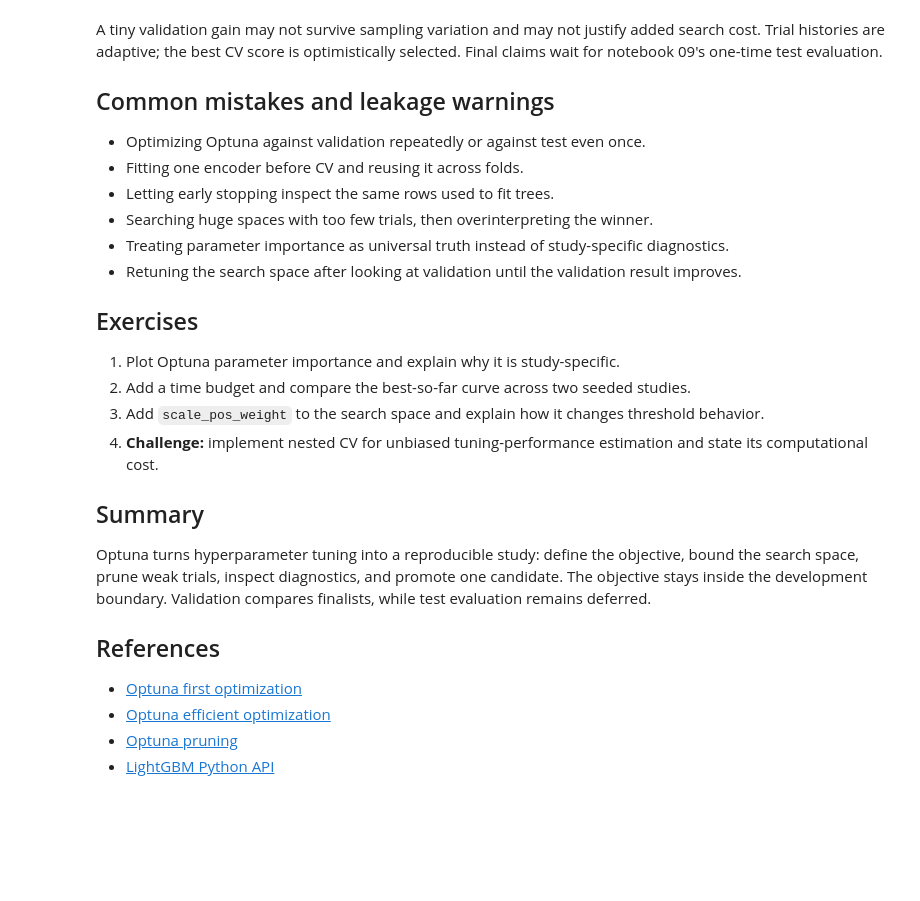
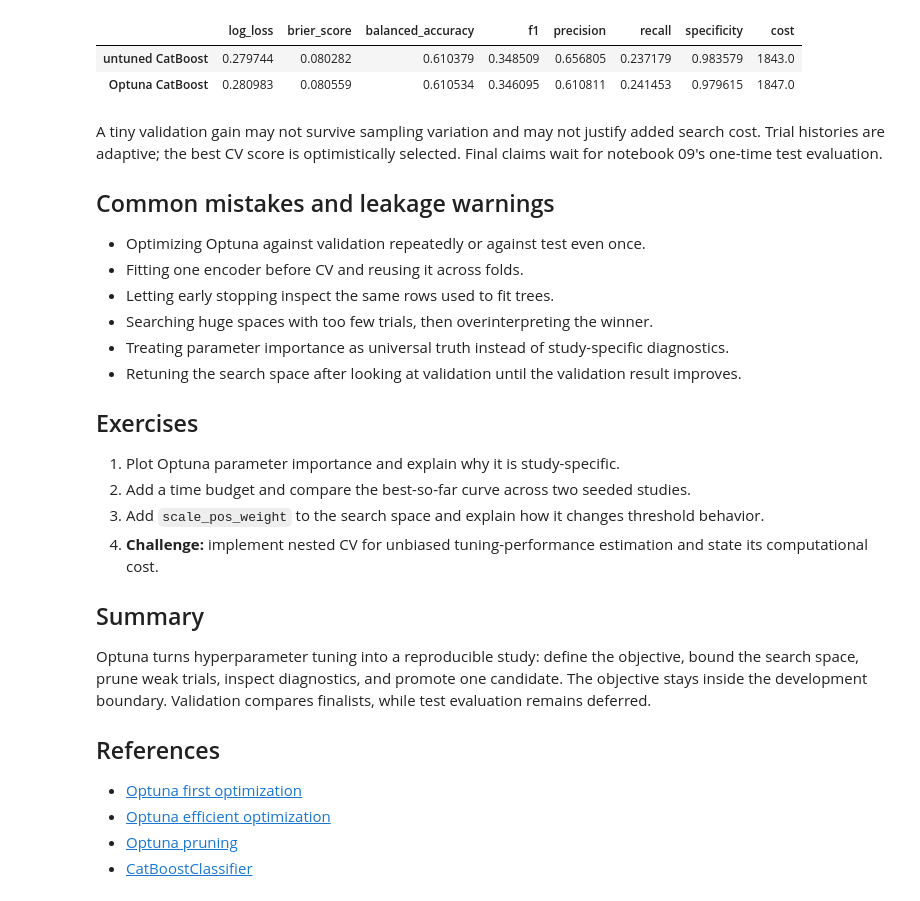
Before and after one commit to SoroushGhaderi/Advanced-Machine-Learning, a Jupyter notebook: notebooks/04_optuna_hyperparameter_optimization.ipynb, the cells around one changed output. Saved outputs shown, nothing was run; the diff lists cells and outputs as text; code cells hidden in the pictures; blank space fills up the shorter version.

```diff
--- a/notebooks/04_optuna_hyperparameter_optimization.ipynb
+++ b/notebooks/04_optuna_hyperparameter_optimization.ipynb
@@ -228,17 +219,16 @@ preprocessor = make_preprocessor(development, scale_numeric=False)
 X_dev_encoded = preprocessor.fit_transform(X_dev, y_dev)
 X_val_encoded = preprocessor.transform(X_val)
 
-lightgbm_baseline = lgb.LGBMClassifier(
-    objective="binary", n_estimators=1000, learning_rate=0.04,
-    num_leaves=31, min_child_samples=30, subsample=0.9,
-    colsample_bytree=0.9, reg_lambda=1.0, random_state=SEED,
-    n_jobs=-1, verbosity=-1,
+catboost_baseline = CatBoostClassifier(
+    loss_function="Logloss", eval_metric="Logloss", iterations=1000,
+    learning_rate=0.04, depth=6, min_data_in_leaf=30,
+    l2_leaf_reg=3.0, random_seed=SEED, thread_count=-1,
+    allow_writing_files=False, verbose=False,
 )
-lightgbm_baseline.fit(
+catboost_baseline.fit(
     X_dev_encoded, y_dev, eval_set=[(X_val_encoded, y_val)],
-    eval_metric="binary_logloss",
-    callbacks=[lgb.early_stopping(50, verbose=False)],
+    use_best_model=True, early_stopping_rounds=50, verbose=False,
 )
-lgb_p = lightgbm_baseline.predict_proba(X_val_encoded)[:, 1]
-print("LightGBM best iteration:", lightgbm_baseline.best_iteration_)
-pd.Series(classification_metrics(y_val, lgb_p), name="untuned LightGBM")
+cat_p = catboost_baseline.predict_proba(X_val_encoded)[:, 1]
+print("CatBoost best iteration:", catboost_baseline.get_best_iteration())
+pd.Series(classification_metrics(y_val, cat_p), name="untuned CatBoost")
@@ -341,18 +369,22 @@ except Exception as exc:
 # %%
 tuned_params = {
-    **study.best_params, "objective": "binary", "verbosity": -1,
-    "n_jobs": -1, "random_state": SEED, "n_estimators": 1200,
+    **study.best_params, "loss_function": "Logloss", "eval_metric": "Logloss",
+    "thread_count": -1, "random_seed": SEED, "iterations": 1200,
+    "allow_writing_files": False, "verbose": False, "bootstrap_type": "Bernoulli",
 }
-tuned = lgb.LGBMClassifier(**tuned_params)
+tuned = CatBoostClassifier(**tuned_params)
 tuned.fit(X_dev_encoded, y_dev, eval_set=[(X_val_encoded, y_val)],
-          eval_metric="binary_logloss",
-          callbacks=[lgb.early_stopping(50, verbose=False)])
+          use_best_model=True, early_stopping_rounds=50, verbose=False)
 tuned_p = tuned.predict_proba(X_val_encoded)[:, 1]
 validation_comparison = pd.DataFrame({
-    "untuned LightGBM": classification_metrics(y_val, lgb_p),
-    "Optuna LightGBM": classification_metrics(y_val, tuned_p),
+    "untuned CatBoost": classification_metrics(y_val, cat_p),
+    "Optuna CatBoost": classification_metrics(y_val, tuned_p),
 }).T
 validation_comparison
+# %% [output]
+|  | log_loss | brier_score | balanced_accuracy | f1 | precision | recall | specificity | cost |
+| untuned CatBoost | 0.279744 | 0.080282 | 0.610379 | 0.348509 | 0.656805 | 0.237179 | 0.983579 | 1843.0 |
+| Optuna CatBoost | 0.280983 | 0.080559 | 0.610534 | 0.346095 | 0.610811 | 0.241453 | 0.979615 | 1847.0 |
 # %% [markdown]
 A tiny validation gain may not survive sampling variation and may not justify added search cost.
 Trial histories are adaptive; the best CV score is optimistically selected. Final claims wait for
@@ -387,4 +419,4 @@ remains deferred.
 - [Optuna first optimization](https://optuna.readthedocs.io/en/stable/tutorial/10_key_features/001_first.html)
 - [Optuna efficient optimization](https://optuna.readthedocs.io/en/stable/tutorial/10_key_features/003_efficient_optimization_algorithms.html)
 - [Optuna pruning](https://optuna.readthedocs.io/en/stable/tutorial/10_key_features/003_efficient_optimization_algorithms.html#pruning-algorithms)
-- [LightGBM Python API](https://lightgbm.readthedocs.io/en/latest/Python-API.html)
+- [CatBoostClassifier](https://catboost.ai/docs/en/concepts/python-reference_catboostclassifier)
```
Also changed, not shown: parts of 9 cells of this notebook, 5 other files.
